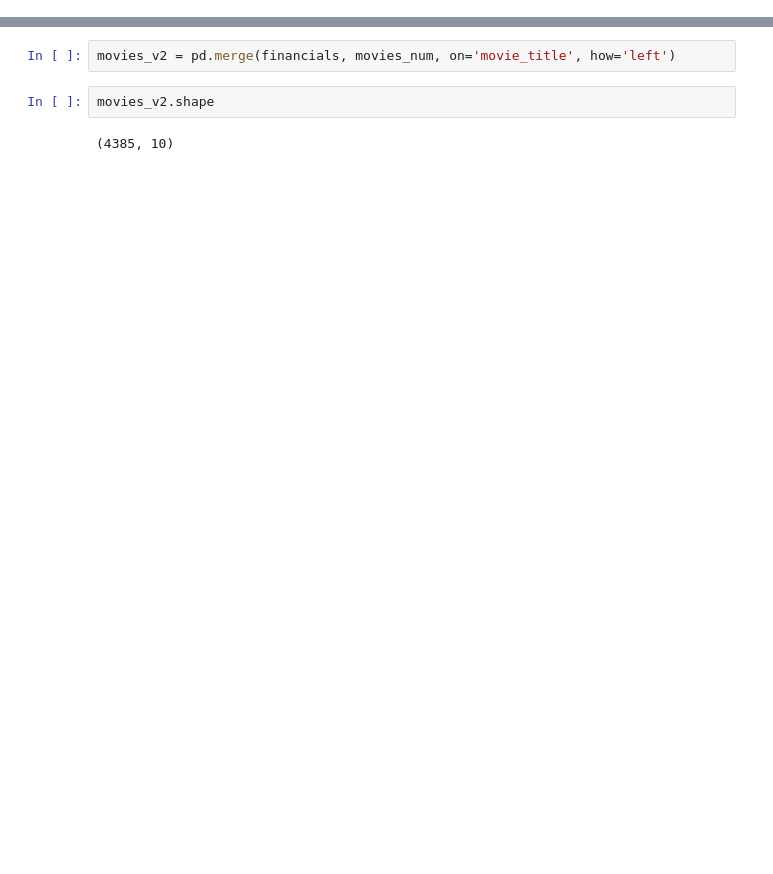
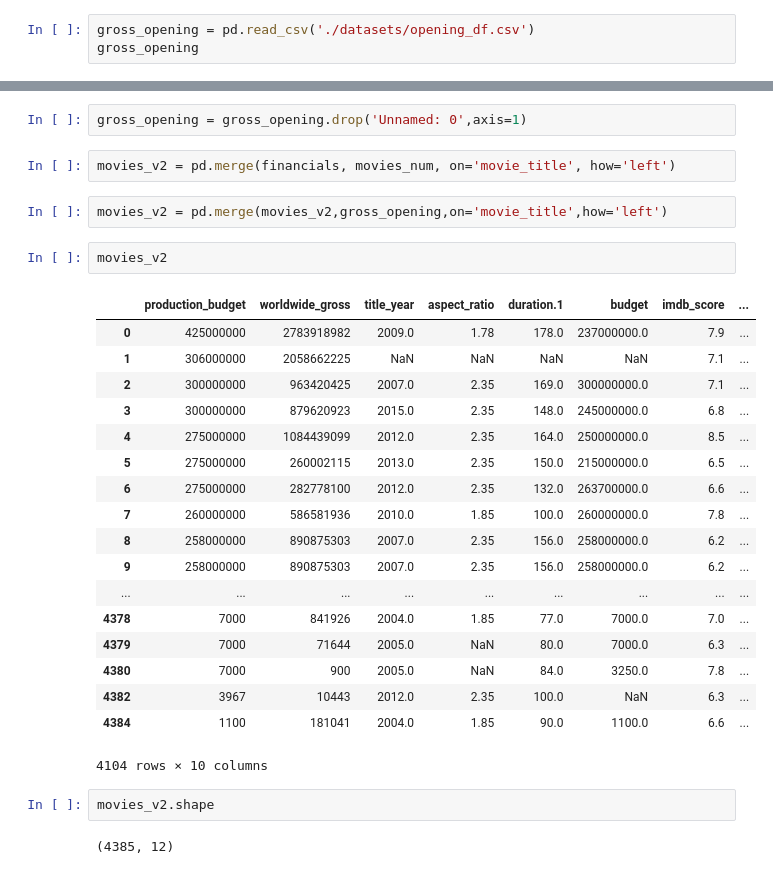
Before and after one commit to JCFlores93/ML-UDEMY, a Jupyter notebook: python-ml-platzi-course/Preparación de datos.ipynb, the cells around one changed output, grey strips where cells are left out. Saved outputs shown, nothing was run; the diff lists cells and outputs as text; blank space fills up the shorter version.

```diff
--- a/python-ml-platzi-course/Preparación de datos.ipynb
+++ b/python-ml-platzi-course/Preparación de datos.ipynb
@@ -306,3 +306,6 @@ movies[mask]
 financials = pd.read_csv('./datasets/thenumbers.csv')
 # %%
 financials = financials[['movie_title', 'production_budget', 'worldwide_gross']]
+# %%
+gross_opening = pd.read_csv('./datasets/opening_df.csv')
+gross_opening
@@ -382,6 +383,31 @@ movies_num
+# %%
+gross_opening = gross_opening.drop('Unnamed: 0',axis=1)
 # %%
 movies_v2 = pd.merge(financials, movies_num, on='movie_title', how='left')
+# %%
+movies_v2 = pd.merge(movies_v2,gross_opening,on='movie_title',how='left')
+# %%
+movies_v2
+# %% [output]
+|  | production_budget | worldwide_gross | title_year | aspect_ratio | duration.1 | budget | imdb_score | ... |
+| 0 | 425000000 | 2783918982 | 2009.0 | 1.78 | 178.0 | 237000000.0 | 7.9 | ... |
+| 1 | 306000000 | 2058662225 | NaN | NaN | NaN | NaN | 7.1 | ... |
+| 2 | 300000000 | 963420425 | 2007.0 | 2.35 | 169.0 | 300000000.0 | 7.1 | ... |
+| 3 | 300000000 | 879620923 | 2015.0 | 2.35 | 148.0 | 245000000.0 | 6.8 | ... |
+| 4 | 275000000 | 1084439099 | 2012.0 | 2.35 | 164.0 | 250000000.0 | 8.5 | ... |
+| 5 | 275000000 | 260002115 | 2013.0 | 2.35 | 150.0 | 215000000.0 | 6.5 | ... |
+| 6 | 275000000 | 282778100 | 2012.0 | 2.35 | 132.0 | 263700000.0 | 6.6 | ... |
+| 7 | 260000000 | 586581936 | 2010.0 | 1.85 | 100.0 | 260000000.0 | 7.8 | ... |
+| 8 | 258000000 | 890875303 | 2007.0 | 2.35 | 156.0 | 258000000.0 | 6.2 | ... |
+| 9 | 258000000 | 890875303 | 2007.0 | 2.35 | 156.0 | 258000000.0 | 6.2 | ... |
+| ... | ... | ... | ... | ... | ... | ... | ... | ... |
+| 4378 | 7000 | 841926 | 2004.0 | 1.85 | 77.0 | 7000.0 | 7.0 | ... |
+| 4379 | 7000 | 71644 | 2005.0 | NaN | 80.0 | 7000.0 | 6.3 | ... |
+| 4380 | 7000 | 900 | 2005.0 | NaN | 84.0 | 3250.0 | 7.8 | ... |
+| 4382 | 3967 | 10443 | 2012.0 | 2.35 | 100.0 | NaN | 6.3 | ... |
+| 4384 | 1100 | 181041 | 2004.0 | 1.85 | 90.0 | 1100.0 | 6.6 | ... |
+4104 rows × 10 columns
 # %%
 movies_v2.shape
 # %% [output]
-(4385, 10)
+(4385, 12)
```
Also changed, not shown: parts of 22 cells of this notebook, 6 other files.
